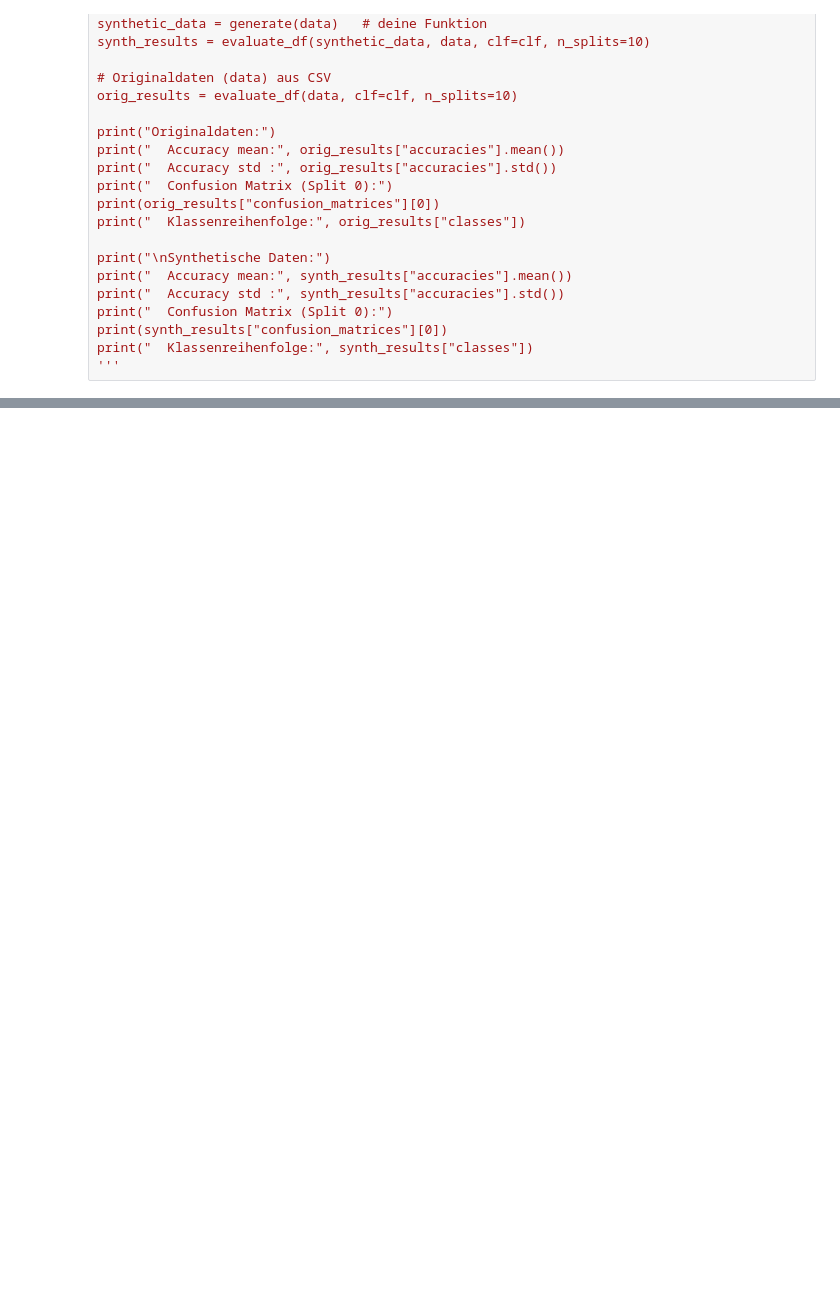
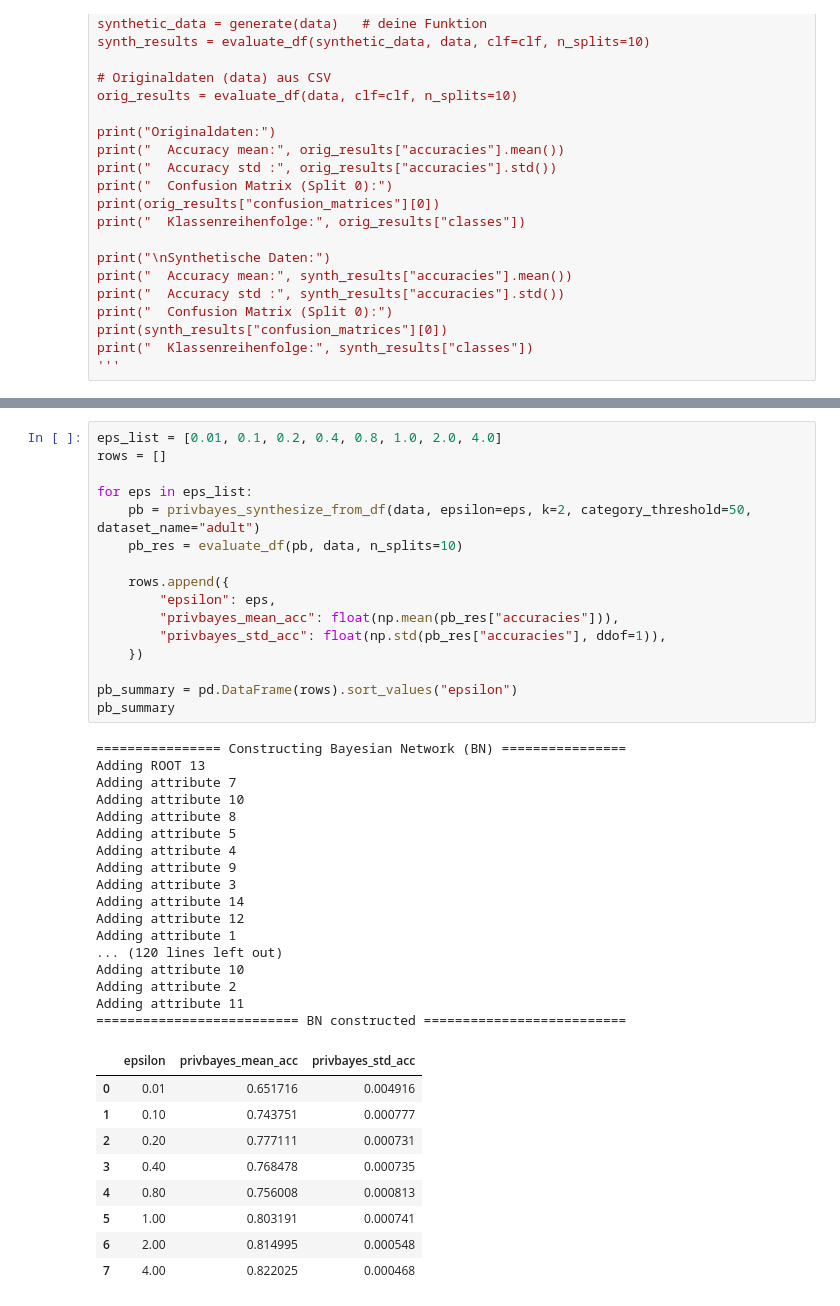
Before and after one commit to ruperthaderer/dp-synth-classification, a Jupyter notebook: generate_synth_data_1.ipynb, the cells around one changed output, grey strips where cells are left out. Cells and saved outputs as stored; diff of their text form; blank space fills up the shorter version.

```diff
--- a/generate_synth_data_1.ipynb
+++ b/generate_synth_data_1.ipynb
@@ -558,0 +894,43 @@ print(pivot_diff)
+# %%
+eps_list = [0.01, 0.1, 0.2, 0.4, 0.8, 1.0, 2.0, 4.0]
+rows = []
+
+for eps in eps_list:
+    pb = privbayes_synthesize_from_df(data, epsilon=eps, k=2, category_threshold=50, dataset_name="adult")
+    pb_res = evaluate_df(pb, data, n_splits=10)
+
+    rows.append({
+        "epsilon": eps,
+        "privbayes_mean_acc": float(np.mean(pb_res["accuracies"])),
+        "privbayes_std_acc": float(np.std(pb_res["accuracies"], ddof=1)),
+    })
+
+pb_summary = pd.DataFrame(rows).sort_values("epsilon")
+pb_summary
+# %% [output]
+================ Constructing Bayesian Network (BN) ================
+Adding ROOT 13
+Adding attribute 7
+Adding attribute 10
+Adding attribute 8
+Adding attribute 5
+Adding attribute 4
+Adding attribute 9
+Adding attribute 3
+Adding attribute 14
+Adding attribute 12
+Adding attribute 1
+... (120 lines left out)
+Adding attribute 10
+Adding attribute 2
+Adding attribute 11
+========================== BN constructed ==========================
+|  | epsilon | privbayes_mean_acc | privbayes_std_acc |
+| 0 | 0.01 | 0.651716 | 0.004916 |
+| 1 | 0.10 | 0.743751 | 0.000777 |
+| 2 | 0.20 | 0.777111 | 0.000731 |
+| 3 | 0.40 | 0.768478 | 0.000735 |
+| 4 | 0.80 | 0.756008 | 0.000813 |
+| 5 | 1.00 | 0.803191 | 0.000741 |
+| 6 | 2.00 | 0.814995 | 0.000548 |
+| 7 | 4.00 | 0.822025 | 0.000468 |
```
Also changed, not shown: parts of 8 cells of this notebook, 12 other files.
